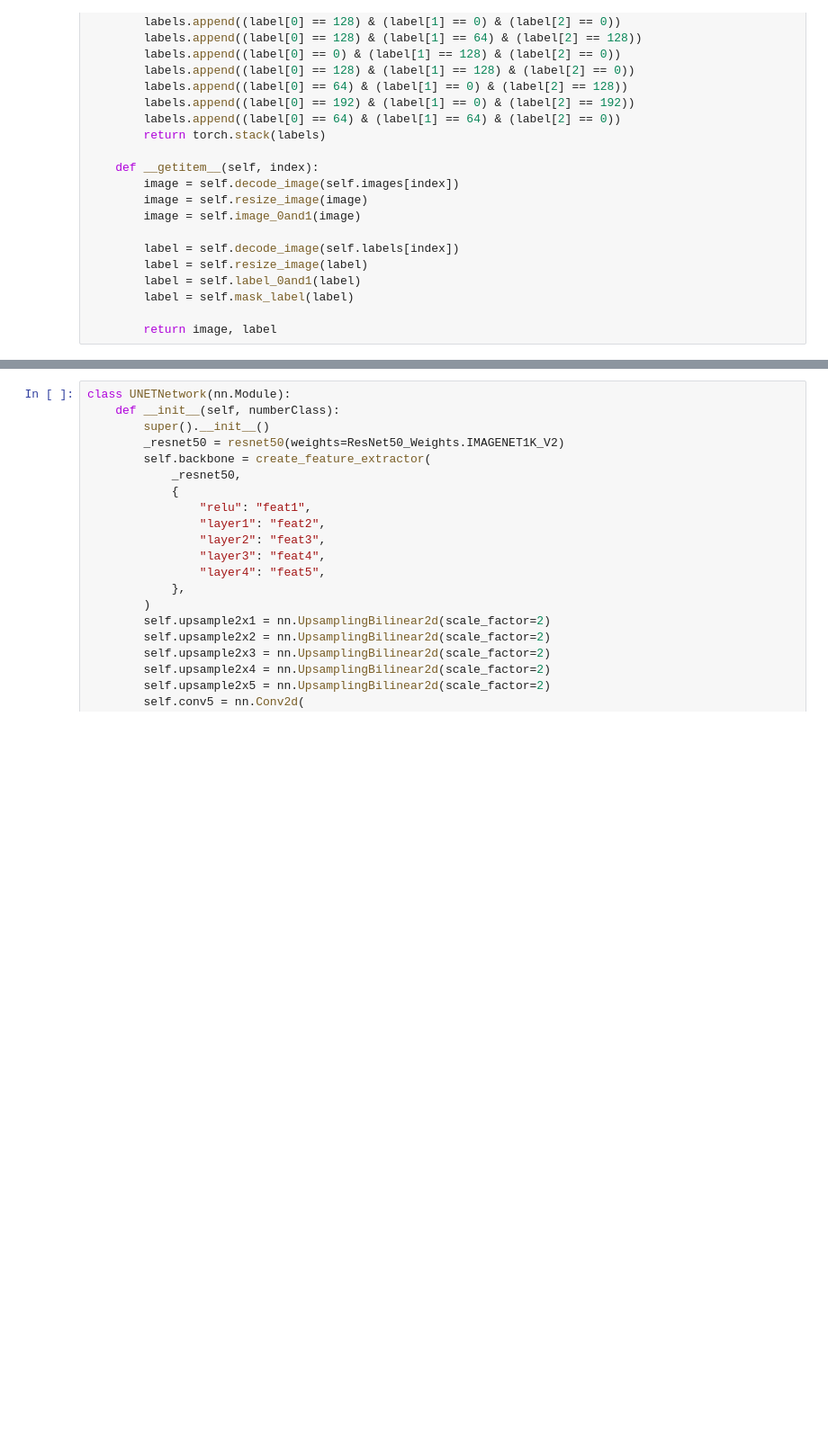
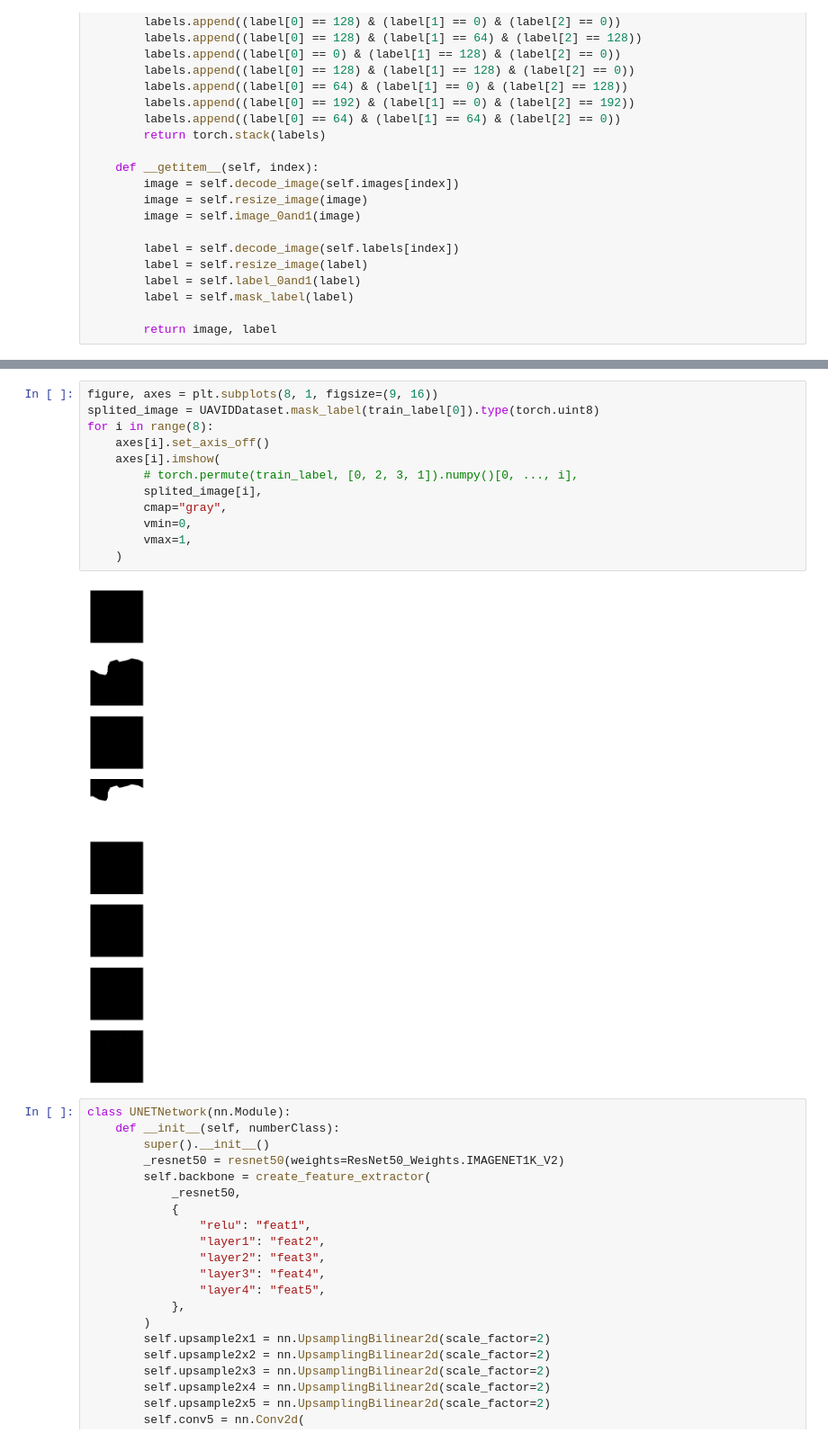
Before and after one commit to HackerTon/high_performance_analysis_system, a Jupyter notebook: test.ipynb, the cells around one changed output, grey strips where cells are left out. Shown at 90% size. Cells and saved outputs as stored; diff of their text form; blank space fills up the shorter version.

```diff
--- a/test.ipynb
+++ b/test.ipynb
@@ -169,3 +165,17 @@ len(train_dataloader)
+# %%
+figure, axes = plt.subplots(8, 1, figsize=(9, 16))
+splited_image = UAVIDDataset.mask_label(train_label[0]).type(torch.uint8)
+for i in range(8):
+    axes[i].set_axis_off()
+    axes[i].imshow(
+        # torch.permute(train_label, [0, 2, 3, 1]).numpy()[0, ..., i],
+        splited_image[i],
+        cmap="gray",
+        vmin=0,
+        vmax=1,
+    )
+# %% [output]
+[figure, added]
 # %%
 class UNETNetwork(nn.Module):
     def __init__(self, numberClass):
```
Also changed, not shown: parts of 8 cells of this notebook, 2 other files.
